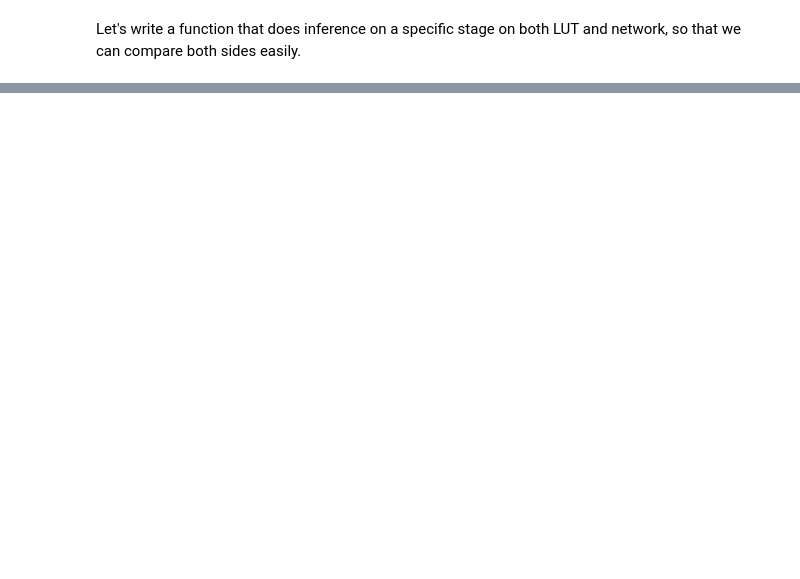
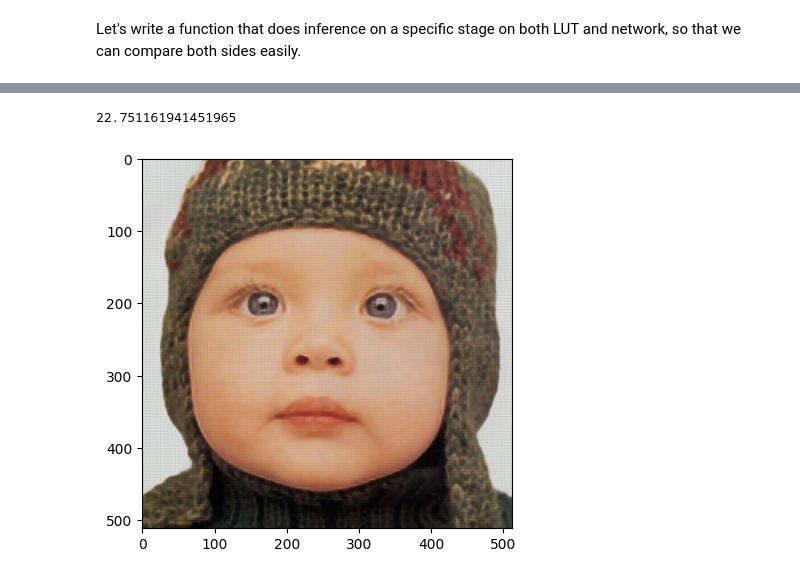
Before and after one commit to SuperKenVery/DFC, a Jupyter notebook: sr/debug.ipynb, the cells around one changed output, grey strips where cells are left out. Drawn from its saved outputs; the diff is of its cells as text; code cells hidden in the pictures; blank space fills up the shorter version.

```diff
--- a/sr/debug.ipynb
+++ b/sr/debug.ipynb
@@ -167,0 +200,78 @@ if stage!=4 and stage!=6: showimg(luty[:, 1:2, :, :], splts[1][1], title="lut2")
+# %%
+# x = small_img
+img=Image.open("../data/SRBenchmark/Set5/LR_bicubic/X4/babyx4.png")
+x = np.array(img)
+x = torch.tensor(x).cuda()
+x = x.permute((2,0,1)).unsqueeze(0).to(torch.float32)/255
+
+gt=Image.open("../data/SRBenchmark/Set5/HR/baby.png")
+gt = np.array(gt)
+gt = torch.tensor(gt).cuda().permute((2,0,1)).unsqueeze(0).to(torch.float32)/255
+
+B,C,H,W = x.shape
+x = x.reshape((B*C, 1, H, W))
+
+clp={
+    "atol": 45/255,
+    # "rtol": 1e-5,
+}
+
+sr_refine_list=[]
+lut_refine_list=[]
+
+# Stage 1
+x1 = x
+sry, luty = inference(1, x1, None)
+srref, srx = torch.chunk(sry, 2, 1)
+lutref, lutx = torch.chunk(luty, 2, 1)
+sr_refine_list.append(srref)
+lut_refine_list.append(lutref)
+assert torch.allclose(srx, lutx, **clp)
+assert torch.allclose(srref, lutref, **clp)
+
+# Stage 2
+x2 = srx
+sry, luty = inference(2, x2, x1)
+srref, srx = torch.chunk(sry, 2, 1)
+lutref, lutx = torch.chunk(luty, 2, 1)
+sr_refine_list.append(srref)
+lut_refine_list.append(lutref)
+assert torch.allclose(srx, lutx, **clp)
+assert torch.allclose(srref, lutref, **clp)
+
+# Stage 3
+x3 = srx
+sry, luty = inference(3, x3, x2)
+srref, srx = torch.chunk(sry, 2, 1)
+lutref, lutx = torch.chunk(luty, 2, 1)
+sr_refine_list.append(srref)
+lut_refine_list.append(lutref)
+assert torch.allclose(srx, lutx, **clp)
+assert torch.allclose(srref, lutref, **clp)
+
+# Stage 4
+x4 = srx
+sry, luty = inference(4, x4, x3)
+sr_refine_list.append(sry)
+lut_refine_list.append(luty)
+assert torch.allclose(sry, luty, **clp)
+
+# Stage 5
+x5 = torch.cat(sr_refine_list, 1)
+sry, luty = inference(5, x5, None)
+assert torch.allclose(sry, luty, **clp)
+
+# Stage 6
+x6 = sry
+x6_prev = torch.cat([x1,x2,x3,x4], dim=1)
+sry, luty = inference(6, x6, x6_prev)
+
+sry = sry.reshape((B, C, H*srnet.upscale, W*srnet.upscale))
+luty = luty.reshape((B, C, H*lutnet.upscale, W*lutnet.upscale))
+# fig, (pa, pb) = plt.subplots(2)
+showimg(sry)
+showimg(luty)
+assert torch.allclose(sry, luty, **clp)
+p,a,b=psnr(sry, gt)
+p
+# %% [output]
@@ -167,0 +279,2 @@ if stage!=4 and stage!=6: showimg(luty[:, 1:2, :, :], splts[1][1], title="lut2")
+22.751161941451965
+[figure, added]
```
Also changed, not shown: parts of 8 cells of this notebook, 6 other files.
